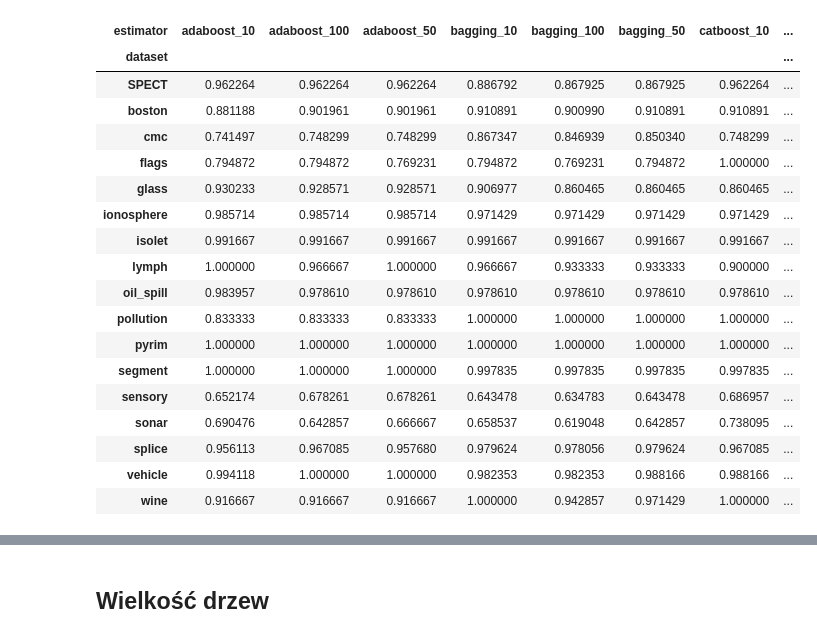
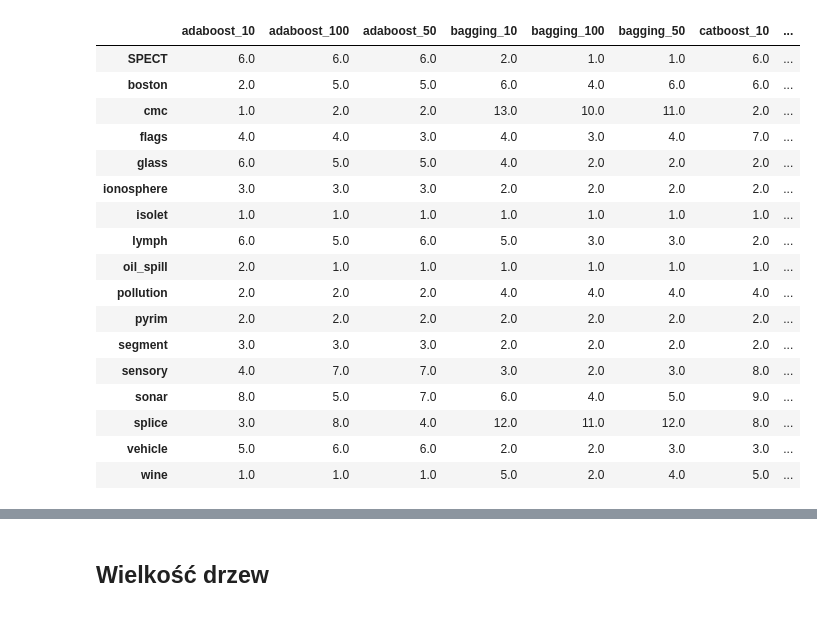
Before and after one commit to kasperekt/EnsembleDiversity, a Jupyter notebook: notebooks/RankAndNodes.ipynb, the cells around one changed output, grey strips where cells are left out. Drawn from its saved outputs; the diff is of its cells as text; code cells hidden in the pictures.

```diff
--- a/notebooks/RankAndNodes.ipynb
+++ b/notebooks/RankAndNodes.ipynb
@@ -4,18 +1,15 @@ prepare_jupyter()
 # %%
+from utils import prepare_jupyter
+prepare_jupyter()
+
 import pandas as pd
 import numpy as np
 import os
 import matplotlib.pyplot as plt
 
 from data import BINARY_CLASS_SETS
-
+from thesis.io import NAMES, read_csv
 
 # BASE_DIR = '/Users/tomek/University/MgrThesis/EnsembleDiversityResults/experiments-10-08'
 BASE_DIR = '/Users/tomek/University/MgrThesis/EnsembleDiversityResults/rank-08-09'
-NAMES = ['bagging', 'adaboost', 'randomforest', 'lgb', 'catboost', 'xgboost']
-
-def get_path(name):
-    return os.path.join(BASE_DIR, f'{name}experiment-ensemble.csv')
-
-def get_all_paths():
-    return [get_path(name) for name in NAMES]
+# BASE_DIR = '/Users/tomek/University/MgrThesis/EnsembleDiversityResults/diversity-21-09'
@@ -22,42 +74,40 @@ def get_all_paths():
 # %%
-dfs = [(name, pd.read_csv(path)) for name, path in zip(NAMES, get_all_paths())]
+dfs = [(name, read_csv(BASE_DIR, name)) for name in NAMES]
 dataset_names = [name for (name, _) in BINARY_CLASS_SETS]
 
-results = []
+results = {}
 
 for estimator_name, df in dfs:
-    for group_id, group in df.groupby(['n_estimators', 'dataset_name']):
+    for (n, dataset_name), group in df.groupby(['n_estimators', 'dataset_name']):
         acc = group['accuracy']
-        avg_acc = acc.mean()
         best_acc = acc.max()
 
-        results.append((f'{estimator_name}_{group_id[0]}',
-                        group_id[1],
-                        best_acc,
-                        avg_acc))
+        estimator_id = f'{estimator_name}_{n}'
 
-result_df = pd.DataFrame(data=results, columns=['estimator', 'dataset', 'best_acc', 'avg_acc'])
-result_df.head(n=100)
+        if dataset_name not in results:
+            results[dataset_name] = {}
 
-table = pd.pivot_table(result_df, values='best_acc', index=['dataset'], columns=['estimator'])
-table
+        results[dataset_name][estimator_id] = best_acc
+
+results = pd.DataFrame(results).transpose()
+ranked_results = results.rank(ascending=1, axis=1, method='dense')
+ranked_results
 # %% [output]
-| estimator | adaboost_10 | adaboost_100 | adaboost_50 | bagging_10 | bagging_100 | bagging_50 | catboost_10 | ... |
-| dataset |  |  |  |  |  |  |  | ... |
-| SPECT | 0.962264 | 0.962264 | 0.962264 | 0.886792 | 0.867925 | 0.867925 | 0.962264 | ... |
-| boston | 0.881188 | 0.901961 | 0.901961 | 0.910891 | 0.900990 | 0.910891 | 0.910891 | ... |
-| cmc | 0.741497 | 0.748299 | 0.748299 | 0.867347 | 0.846939 | 0.850340 | 0.748299 | ... |
-| flags | 0.794872 | 0.794872 | 0.769231 | 0.794872 | 0.769231 | 0.794872 | 1.000000 | ... |
-| glass | 0.930233 | 0.928571 | 0.928571 | 0.906977 | 0.860465 | 0.860465 | 0.860465 | ... |
-| ionosphere | 0.985714 | 0.985714 | 0.985714 | 0.971429 | 0.971429 | 0.971429 | 0.971429 | ... |
-| isolet | 0.991667 | 0.991667 | 0.991667 | 0.991667 | 0.991667 | 0.991667 | 0.991667 | ... |
-| lymph | 1.000000 | 0.966667 | 1.000000 | 0.966667 | 0.933333 | 0.933333 | 0.900000 | ... |
-| oil_spill | 0.983957 | 0.978610 | 0.978610 | 0.978610 | 0.978610 | 0.978610 | 0.978610 | ... |
-| pollution | 0.833333 | 0.833333 | 0.833333 | 1.000000 | 1.000000 | 1.000000 | 1.000000 | ... |
-| pyrim | 1.000000 | 1.000000 | 1.000000 | 1.000000 | 1.000000 | 1.000000 | 1.000000 | ... |
-| segment | 1.000000 | 1.000000 | 1.000000 | 0.997835 | 0.997835 | 0.997835 | 0.997835 | ... |
-| sensory | 0.652174 | 0.678261 | 0.678261 | 0.643478 | 0.634783 | 0.643478 | 0.686957 | ... |
-| sonar | 0.690476 | 0.642857 | 0.666667 | 0.658537 | 0.619048 | 0.642857 | 0.738095 | ... |
-| splice | 0.956113 | 0.967085 | 0.957680 | 0.979624 | 0.978056 | 0.979624 | 0.967085 | ... |
-| vehicle | 0.994118 | 1.000000 | 1.000000 | 0.982353 | 0.982353 | 0.988166 | 0.988166 | ... |
-| wine | 0.916667 | 0.916667 | 0.916667 | 1.000000 | 0.942857 | 0.971429 | 1.000000 | ... |
+|  | adaboost_10 | adaboost_100 | adaboost_50 | bagging_10 | bagging_100 | bagging_50 | catboost_10 | ... |
+| SPECT | 6.0 | 6.0 | 6.0 | 2.0 | 1.0 | 1.0 | 6.0 | ... |
+| boston | 2.0 | 5.0 | 5.0 | 6.0 | 4.0 | 6.0 | 6.0 | ... |
+| cmc | 1.0 | 2.0 | 2.0 | 13.0 | 10.0 | 11.0 | 2.0 | ... |
+| flags | 4.0 | 4.0 | 3.0 | 4.0 | 3.0 | 4.0 | 7.0 | ... |
+| glass | 6.0 | 5.0 | 5.0 | 4.0 | 2.0 | 2.0 | 2.0 | ... |
+| ionosphere | 3.0 | 3.0 | 3.0 | 2.0 | 2.0 | 2.0 | 2.0 | ... |
+| isolet | 1.0 | 1.0 | 1.0 | 1.0 | 1.0 | 1.0 | 1.0 | ... |
+| lymph | 6.0 | 5.0 | 6.0 | 5.0 | 3.0 | 3.0 | 2.0 | ... |
+| oil_spill | 2.0 | 1.0 | 1.0 | 1.0 | 1.0 | 1.0 | 1.0 | ... |
+| pollution | 2.0 | 2.0 | 2.0 | 4.0 | 4.0 | 4.0 | 4.0 | ... |
+| pyrim | 2.0 | 2.0 | 2.0 | 2.0 | 2.0 | 2.0 | 2.0 | ... |
+| segment | 3.0 | 3.0 | 3.0 | 2.0 | 2.0 | 2.0 | 2.0 | ... |
+| sensory | 4.0 | 7.0 | 7.0 | 3.0 | 2.0 | 3.0 | 8.0 | ... |
+| sonar | 8.0 | 5.0 | 7.0 | 6.0 | 4.0 | 5.0 | 9.0 | ... |
+| splice | 3.0 | 8.0 | 4.0 | 12.0 | 11.0 | 12.0 | 8.0 | ... |
+| vehicle | 5.0 | 6.0 | 6.0 | 2.0 | 2.0 | 3.0 | 3.0 | ... |
+| wine | 1.0 | 1.0 | 1.0 | 5.0 | 2.0 | 4.0 | 5.0 | ... |
```
Also changed, not shown: parts of 19 cells of this notebook, 20 other files.
